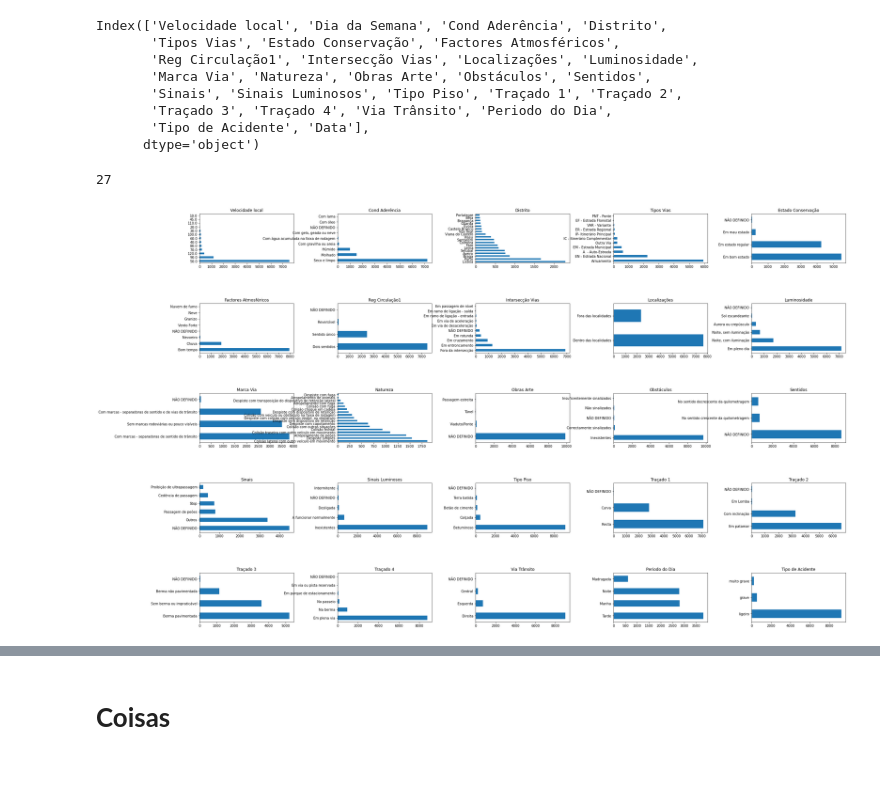
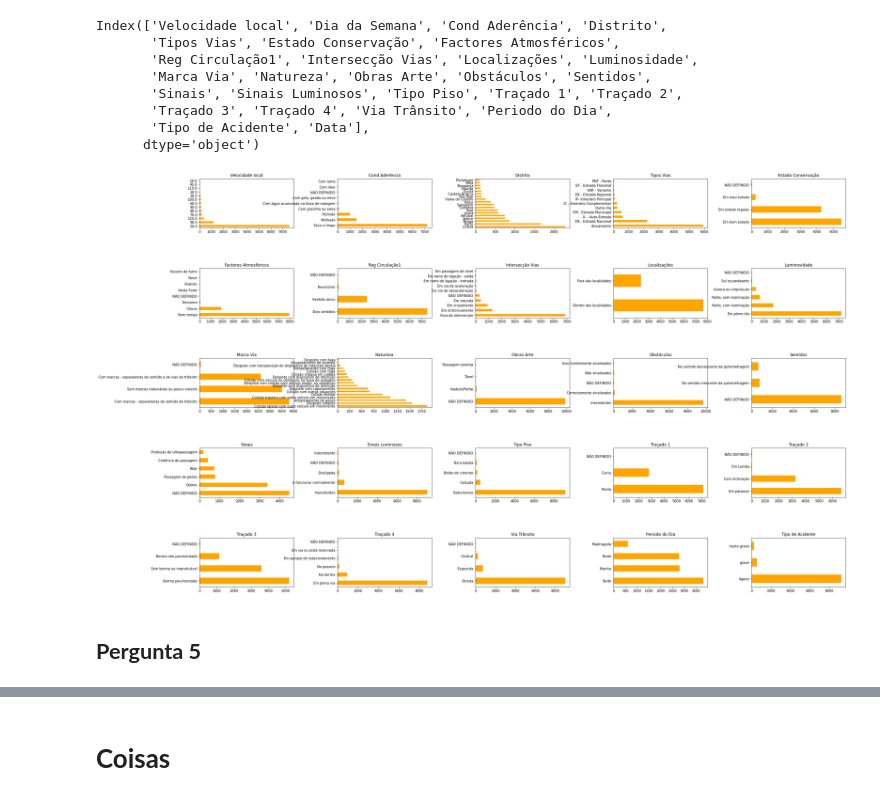
Before and after one commit to mrdso2-iscte/IAA_PROJECT, a Jupyter notebook: IAA.ipynb, the cells around one changed output, grey strips where cells are left out. Drawn from its saved outputs; the diff is of its cells as text; code cells hidden in the pictures; blank space fills up the shorter version.

```diff
--- a/IAA.ipynb
+++ b/IAA.ipynb
@@ -25,7 +25,7 @@ percentages=[]
 
 mes_groupby=data.groupby(data['Datahora'].str.split(':').str[1])
 df = pd.DataFrame({'Mes':mes_groupby.groups.keys(), 'N acidentens':mes_groupby.size()})
-ax = df.plot.bar(x='Mes', y='N acidentens', rot=0,figsize=(10, 7))
+ax = df.plot.bar(x='Mes', y='N acidentens', rot=0,figsize=(10, 7),color='orange')
 
 for p in ax.patches:
     width = p.get_width()
@@ -70,7 +70,7 @@ percentages=[]
 
 mes_groupby=new_data.groupby(new_data['Datahora'].str.split(':').str[1])
 df = pd.DataFrame({'Mes':mes_groupby.groups.keys(), 'N acidentens':mes_groupby.size()})
-ax = df.plot.bar(x='Mes', y='N acidentens', rot=0,figsize=(10, 7))
+ax = df.plot.bar(x='Mes', y='N acidentens', rot=0,figsize=(10, 7),color='orange')
 
 for p in ax.patches:
     width = p.get_width()
@@ -364,39 +349,37 @@ Index(['Velocidade local', 'Dia da Semana', 'Cond Aderência', 'Distrito',
        'Traçado 3', 'Traçado 4', 'Via Trânsito', 'Periodo do Dia',
        'Tipo de Acidente', 'Data'],
       dtype='object')
-# %%
-len(acidentes_df.columns)
-# %% [output]
-27
 # %%
 
 atributos = ['Velocidade local',  'Cond Aderência', 'Distrito',
        'Tipos Vias', 'Estado Conservação', 'Factores Atmosféricos',
        'Reg Circulação1', 'Intersecção Vias', 'Localizações', 'Luminosidade',
        'Marca Via', 'Natureza', 'Obras Arte', 'Obstáculos', 'Sentidos',
        'Sinais', 'Sinais Luminosos', 'Tipo Piso', 'Traçado 1', 'Traçado 2',
        'Traçado 3', 'Traçado 4', 'Via Trânsito', 'Periodo do Dia',
        'Tipo de Acidente' ]
 
 fig, axes = plt.subplots(nrows = 5,ncols = 5,figsize = (30,20))
 fig.tight_layout(pad=10.0)
 for i, item in enumerate(atributos):
     if i < 5:
-        ax = acidentes_df[item].value_counts().plot(kind = 'barh',ax=axes[0,i],rot = 0)
+        ax = acidentes_df[item].value_counts().plot(kind = 'barh',ax=axes[0,i],rot = 0,color='orange')
 
     elif i >=5 and i < 10:
-        ax = acidentes_df[item].value_counts().plot(kind = 'barh',ax=axes[1,i-5],rot = 0)
+        ax = acidentes_df[item].value_counts().plot(kind = 'barh',ax=axes[1,i-5],rot = 0, color='orange')
 
     elif i >=10 and i < 15:
-        ax = acidentes_df[item].value_counts().plot(kind = 'barh',ax=axes[2,i-10],rot = 0)
+        ax = acidentes_df[item].value_counts().plot(kind = 'barh',ax=axes[2,i-10],rot = 0, color='orange')
     elif i >=15 and i < 20:
 
-        ax = acidentes_df[item].value_counts().plot(kind = 'barh',ax=axes[3,i-15],rot = 0)
+        ax = acidentes_df[item].value_counts().plot(kind = 'barh',ax=axes[3,i-15],rot = 0, color='orange')
     elif i >=20 and i < 25:
-        ax = acidentes_df[item].value_counts().plot(kind = 'barh',ax=axes[4,i-20],rot = 0)
+        ax = acidentes_df[item].value_counts().plot(kind = 'barh',ax=axes[4,i-20],rot = 0, color='orange')
 
     ax.set_title(item)
 
     #unbalanced  'Cond Aderência','Obstáculos','Obras Arte', 'Tipo Piso','Sinais Luminosos'
 # %% [output]
-[figure, old version]
+[figure, new version]
+# %% [markdown]
+## **Pergunta 5**
```
Also changed, not shown: parts of 9 cells of this notebook.
